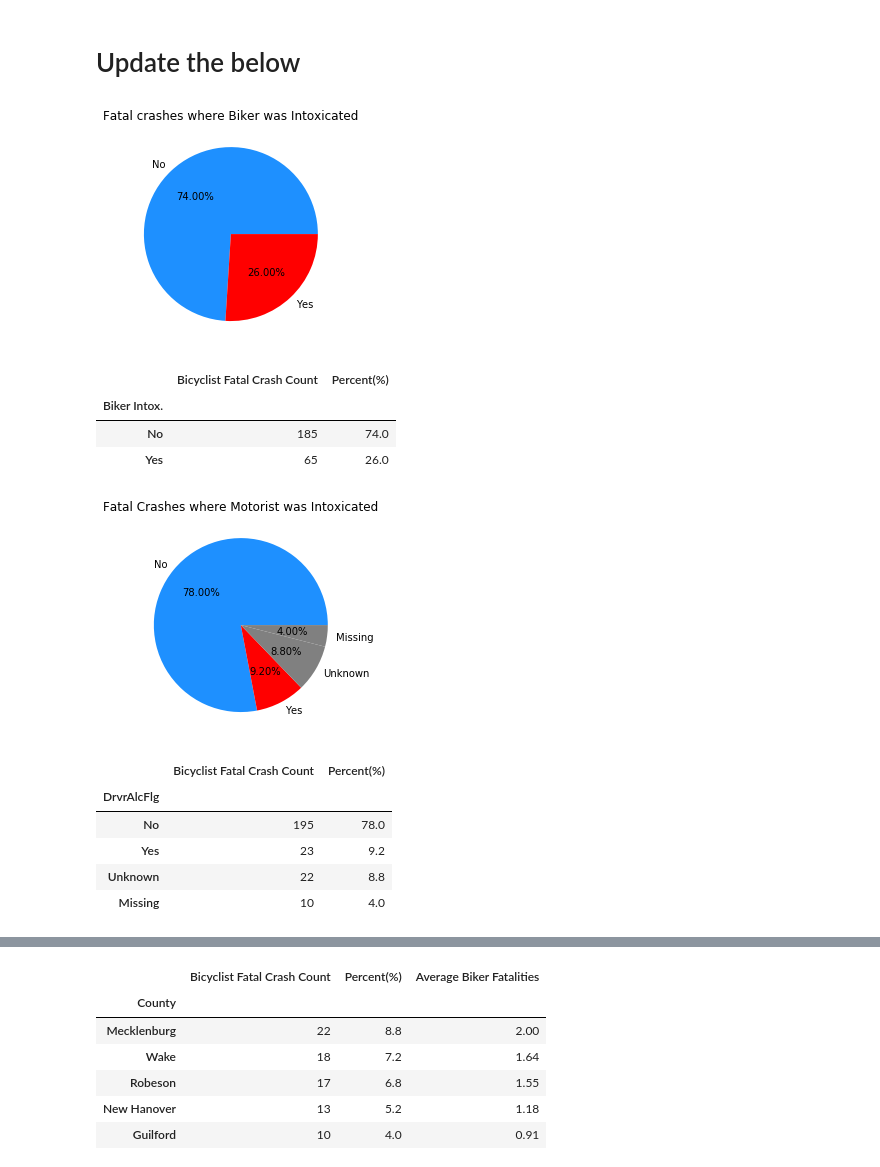
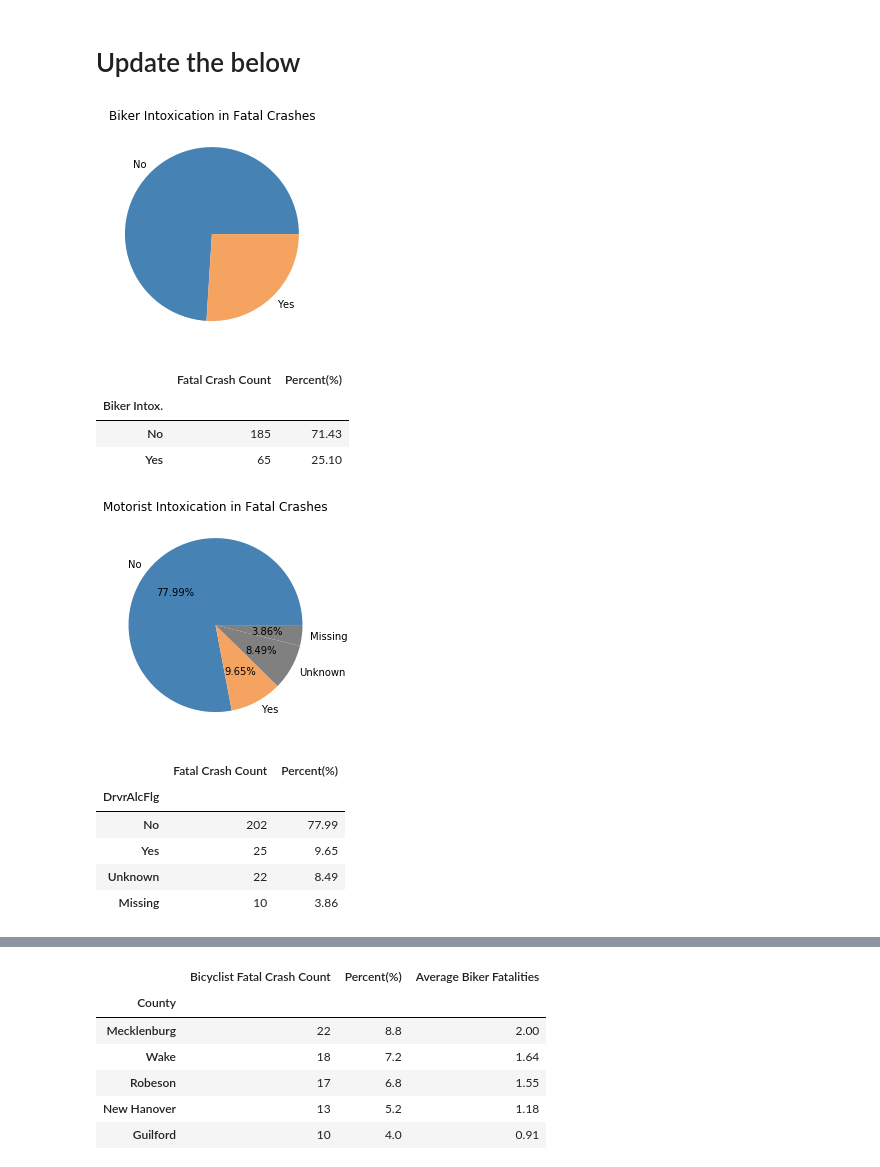
Before and after one commit to waghrayrashi/project-1, a Jupyter notebook: cyclist-analysis.ipynb, the cells around one changed output, grey strips where cells are left out. Saved outputs shown, nothing was run; the diff lists cells and outputs as text; code cells hidden in the pictures.

```diff
--- a/cyclist-analysis.ipynb
+++ b/cyclist-analysis.ipynb
@@ -912,78 +953,70 @@ top5_total_killed_by_crashtype_df
 # Update the below
 # %%
 # Fatal Crash count grouped by Biker Intoxication
-biker_killed_by_bikerintox = biker_killed.groupby(["Biker Intox."])["geo_point_2d"].count()
+total_killed_by_bikerintox = biker_killed.groupby(["Biker Intox."])["geo_point_2d"].count()
 
-biker_killed_by_bikerintox_df = pd.DataFrame(biker_killed_by_bikerintox)
-biker_killed_by_bikerintox_df.rename(columns = {"geo_point_2d": "Bicyclist Fatal Crash Count"}, inplace = True)
-biker_killed_by_bikerintox_df = biker_killed_by_bikerintox_df.sort_values(by = "Bicyclist Fatal Crash Count", ascending=False)
+total_killed_by_bikerintox_df = pd.DataFrame(total_killed_by_bikerintox)
+total_killed_by_bikerintox_df.rename(columns = {"geo_point_2d": "Fatal Crash Count"}, inplace = True)
+total_killed_by_bikerintox_df = total_killed_by_bikerintox_df.sort_values(by = "Fatal Crash Count", ascending=False)
 
-total_biker_killed_by_bikerintox = round(biker_killed_by_bikerintox_df["Bicyclist Fatal Crash Count"].sum(), 2)
-
-biker_killed_by_bikerintox_df["Percent(%)"] = ""
-
-for row in range(len(biker_killed_by_bikerintox_df)):
-    biker_killed_by_bikerintox_df["Percent(%)"] = round((biker_killed_by_bikerintox_df["Bicyclist Fatal Crash Count"] / total_biker_killed_by_bikerintox)*100, 2)
+for row in range(len(total_killed_by_bikerintox_df)):
+    total_killed_by_bikerintox_df["Percent(%)"] = round((total_killed_by_bikerintox_df["Fatal Crash Count"] / total_fatalities)*100, 2)
 
 # Create a pie plot for fatal crashes by Intoxication
 
-colors=("dodgerblue", "red")
+colors=("steelblue", "sandybrown")
 fig, ax1 = plt.subplots()
-ax1 = biker_killed_by_bikerintox_df["Bicyclist Fatal Crash Count"].plot(kind='pie', colors=colors,autopct = "%.2f%%", figsize = (60,40), subplots=True)
-plt.title("Fatal crashes where Biker was Intoxicated")
+ax1 = total_killed_by_bikerintox_df["Fatal Crash Count"].plot(kind='pie', colors=colors, figsize = (60,40), subplots=True)
+plt.title("Biker Intoxication in Fatal Crashes")
 plt.xlabel("")
 plt.ylabel("")
 
 # Save the pie plot for fatal crashes by Intoxication
-plt.savefig("Output/BikerKilledbyBikerIntoxication.png")
+plt.savefig("Output/KilledbyBikerIntoxication.png")
 
 # Display the pie plot for fatal crashes by Intoxication
 plt.show()
 
-biker_killed_by_bikerintox_df
+total_killed_by_bikerintox_df.sort_values(by = "Fatal Crash Count", ascending=False)
 # %% [output]
-[figure, old version]
+[figure, new version]
-|  | Bicyclist Fatal Crash Count | Percent(%) |
+|  | Fatal Crash Count | Percent(%) |
 | Biker Intox. |  |  |
-| No | 185 | 74.0 |
-| Yes | 65 | 26.0 |
+| No | 185 | 71.43 |
+| Yes | 65 | 25.10 |
 # %%
-# Bikers Fatal Crash count grouped by Drivers Intoxication
-biker_killed_by_motoristintox = biker_killed.groupby(["DrvrAlcFlg"])["geo_point_2d"].count()
+# Fatal Crash count grouped by Drivers Intoxication
+total_killed_by_motoristintox = total_killed.groupby(["DrvrAlcFlg"])["geo_point_2d"].count()
 
-biker_killed_by_motoristintox_df = pd.DataFrame(biker_killed_by_motoristintox)
-biker_killed_by_motoristintox_df.rename(columns = {"geo_point_2d": "Bicyclist Fatal Crash Count"}, inplace = True)
+total_killed_by_motoristintox_df = pd.DataFrame(total_killed_by_motoristintox)
+total_killed_by_motoristintox_df.rename(columns = {"geo_point_2d": "Fatal Crash Count"}, inplace = True)
 
-biker_killed_by_motoristintox_df = biker_killed_by_motoristintox_df.sort_values(by = "Bicyclist Fatal Crash Count", ascending=False)
+total_killed_by_motoristintox_df = total_killed_by_motoristintox_df.sort_values(by = "Fatal Crash Count", ascending=False)
 
-total_biker_killed_by_motoristintox = round(biker_killed_by_motoristintox_df["Bicyclist Fatal Crash Count"].sum(), 2)
-
-biker_killed_by_motoristintox_df["Percent(%)"] = ""
-
-for row in range(len(biker_killed_by_motoristintox_df)):
-    biker_killed_by_motoristintox_df["Percent(%)"] = round((biker_killed_by_motoristintox_df["Bicyclist Fatal Crash Count"] / total_biker_killed_by_motoristintox)*100, 2)
+for row in range(len(total_killed_by_motoristintox_df)):
+    total_killed_by_motoristintox_df["Percent(%)"] = round((total_killed_by_motoristintox_df["Fatal Crash Count"] / total_fatalities)*100, 2)
 
 # Create a pie plot for fatal crashes by Drivers Intoxication
 fig, ax1 = plt.subplots()
-colors = ("dodgerblue", "red", "gray", "grey")
-ax1 = biker_killed_by_motoristintox_df["Bicyclist Fatal Crash Count"].plot(kind='pie', colors=colors, autopct = "%.2f%%", figsize = (60,40), subplots=True)
-plt.title("Fatal Crashes where Motorist was Intoxicated")
+colors = ("steelblue", "sandybrown", "gray", "grey")
+ax1 = total_killed_by_motoristintox_df["Fatal Crash Count"].plot(kind='pie', colors=colors, autopct = "%.2f%%", figsize = (60,40), subplots=True)
+plt.title("Motorist Intoxication in Fatal Crashes")
 plt.xlabel("")
 plt.ylabel("")
 
 # Save the pie plot for fatal crashes by Drivers Intoxication
-plt.savefig("Output/BikerKilledbyMotoristIntoxication.png")
+plt.savefig("Output/KilledbyMotoristIntoxication.png")
 
 # Display the pie plot for fatal crashes by Intoxication
 plt.show()
 
-biker_killed_by_motoristintox_df
+total_killed_by_motoristintox_df
 # %% [output]
-[figure, old version]
+[figure, new version]
-|  | Bicyclist Fatal Crash Count | Percent(%) |
+|  | Fatal Crash Count | Percent(%) |
 | DrvrAlcFlg |  |  |
-| No | 195 | 78.0 |
-| Yes | 23 | 9.2 |
-| Unknown | 22 | 8.8 |
-| Missing | 10 | 4.0 |
+| No | 202 | 77.99 |
+| Yes | 25 | 9.65 |
+| Unknown | 22 | 8.49 |
+| Missing | 10 | 3.86 |
 # %%
```
Also changed, not shown: parts of 23 cells of this notebook, 18 other files.
